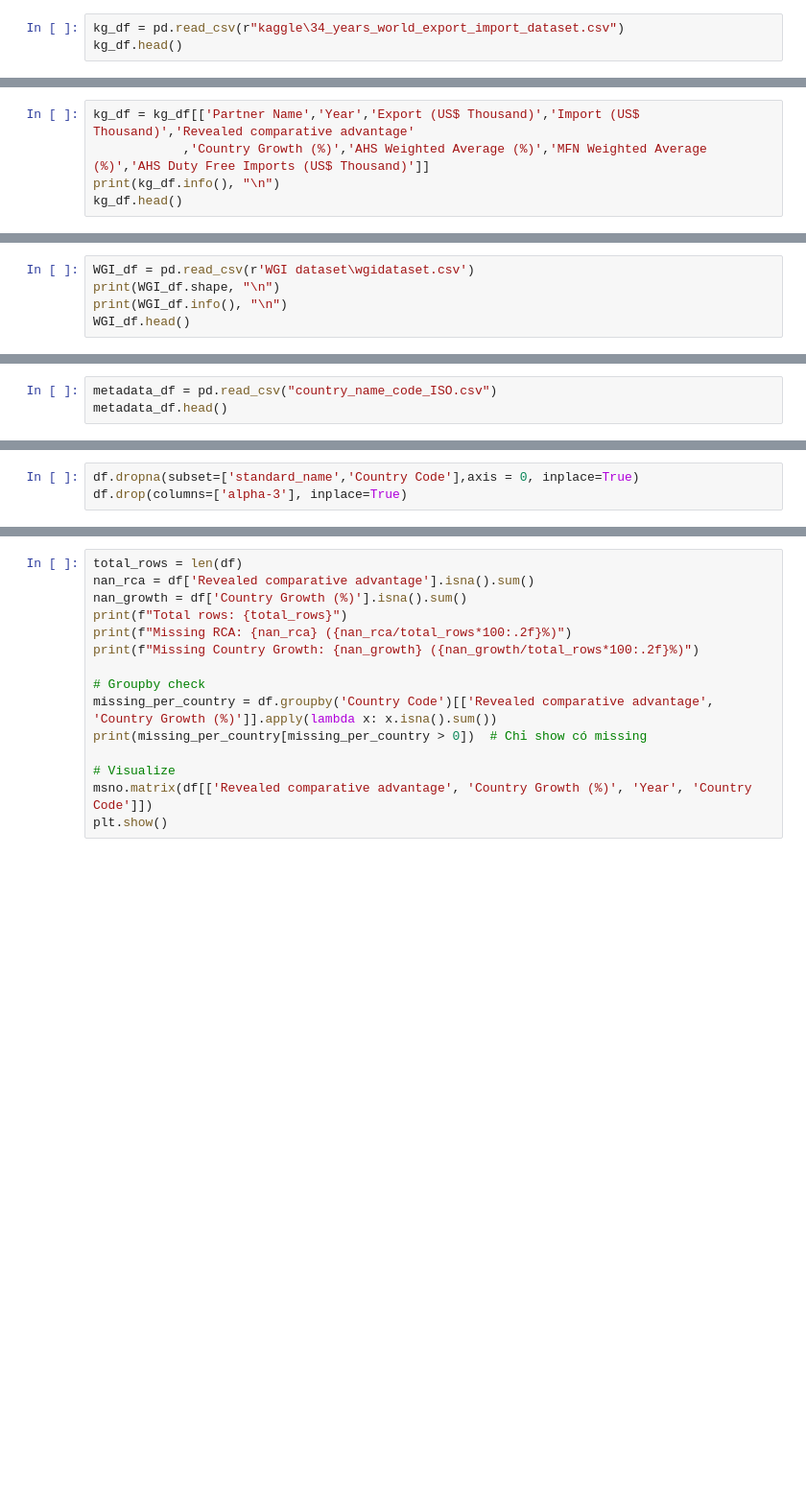
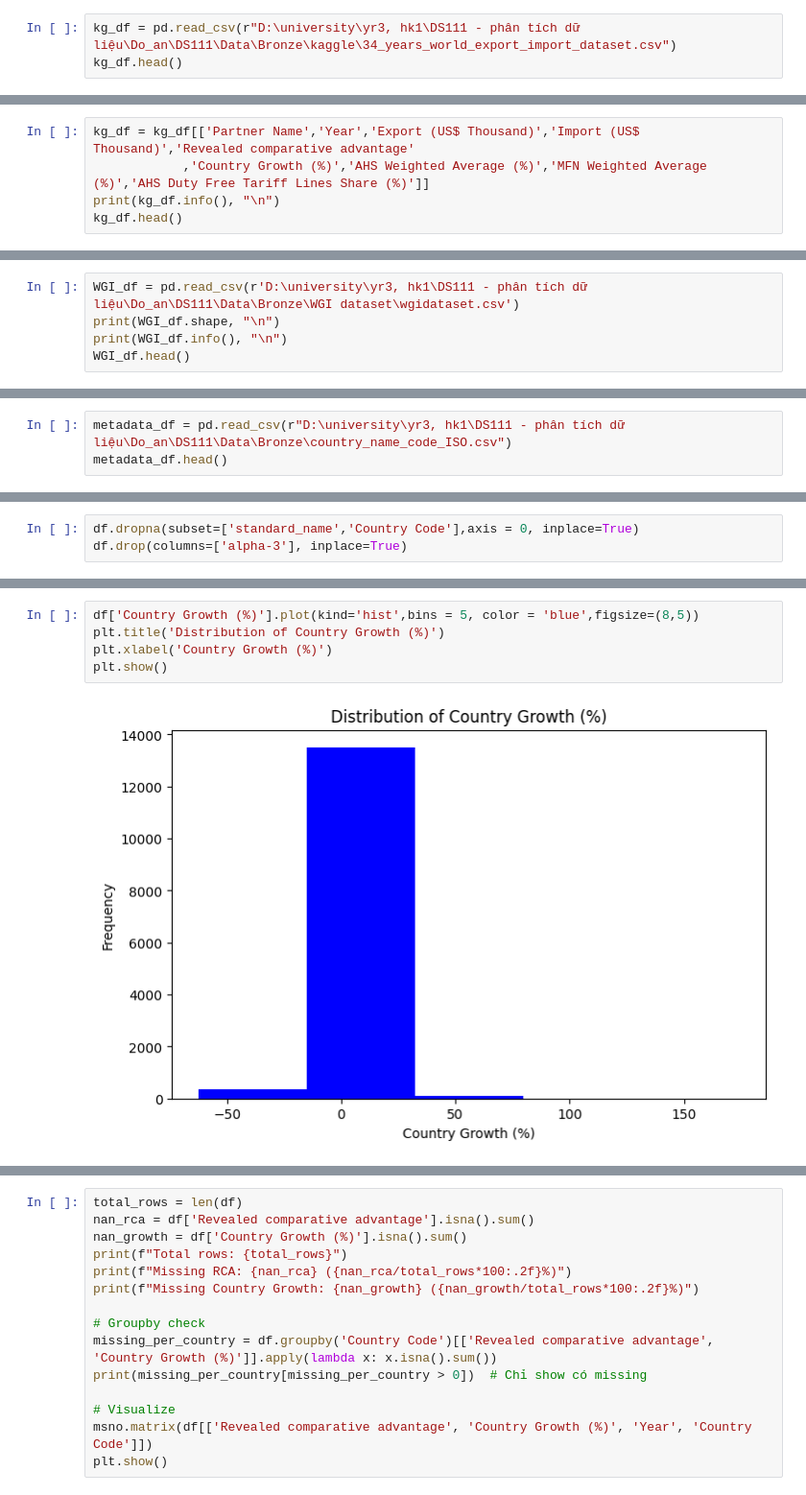
Before and after one commit to fountainhead-2207/DS111, a Jupyter notebook: Source code/EDA_Overall.ipynb, the cells around one changed output, grey strips where cells are left out. Shown at 96% size. Saved outputs shown, nothing was run; the diff lists cells and outputs as text; blank space fills up the shorter version.

Commit message:
EDA for RCA_tariff

```diff
--- a/Data/Bronze/EDA_Overall.ipynb
+++ b/Source code/EDA_Overall.ipynb
@@ -14,7 +14,7 @@ warnings.filterwarnings('ignore')
 # %% [markdown]
 **Ref:** https://www.kaggle.com/datasets/muhammadtalhaawan/world-export-and-import-dataset?select=34_years_world_export_import_dataset.csv
 # %%
-kg_df = pd.read_csv(r"kaggle\34_years_world_export_import_dataset.csv")
+kg_df = pd.read_csv(r"D:\university\yr3, hk1\DS111 - phân tích dữ liệu\Do_an\DS111\Data\Bronze\kaggle\34_years_world_export_import_dataset.csv")
 kg_df.head()
 # %% [output]
 |  | Partner Name | Year | Export (US$ Thousand) | Import (US$ Thousand) | Export Product Share (%) | ... |
@@ -80,7 +80,7 @@ Index(['Partner Name', 'Year', 'Export (US$ Thousand)',
 Dùng làm target (Export/Growth) hoặc features bổ sung (RCA đo lợi thế). Chúng là outcome của tariff/chính trị, giúp dự đoán xu hướng.
 # %%
 kg_df = kg_df[['Partner Name','Year','Export (US$ Thousand)','Import (US$ Thousand)','Revealed comparative advantage'
-            ,'Country Growth (%)','AHS Weighted Average (%)','MFN Weighted Average (%)','AHS Duty Free Imports (US$ Thousand)']]
+            ,'Country Growth (%)','AHS Weighted Average (%)','MFN Weighted Average (%)','AHS Duty Free Tariff Lines Share (%)']]
 print(kg_df.info(), "\n")
 kg_df.head()
 # %% [output]
@@ -135,7 +135,7 @@ Object columns: ['Partner Name']
 **Ref**:
 https://www.worldbank.org/en/publication/worldwide-governance-indicators
 # %%
-WGI_df = pd.read_csv(r'WGI dataset\wgidataset.csv')
+WGI_df = pd.read_csv(r'D:\university\yr3, hk1\DS111 - phân tích dữ liệu\Do_an\DS111\Data\Bronze\WGI dataset\wgidataset.csv')
 print(WGI_df.shape, "\n")
 print(WGI_df.info(), "\n")
 WGI_df.head()
@@ -294,7 +290,7 @@ dtype: int64
 # %%
 from fuzzywuzzy import process
 # %%
-metadata_df = pd.read_csv("country_name_code_ISO.csv")
+metadata_df = pd.read_csv(r"D:\university\yr3, hk1\DS111 - phân tích dữ liệu\Do_an\DS111\Data\Bronze\country_name_code_ISO.csv")
 metadata_df.head()
 # %% [output]
 |  | name | alpha-2 | alpha-3 | country-code | iso_3166-2 | region | sub-region | intermediate-region | ... |
@@ -432,3 +440,10 @@ Country Code                               0
 Indicator                                  0
 Rank                                       0
 dtype: int64
+# %%
+df['Country Growth (%)'].plot(kind='hist',bins = 5, color = 'blue',figsize=(8,5))
+plt.title('Distribution of Country Growth (%)')
+plt.xlabel('Country Growth (%)')
+plt.show()
+# %% [output]
+[figure, added]
```
Also changed, not shown: parts of 12 cells of this notebook, 2 other files.
